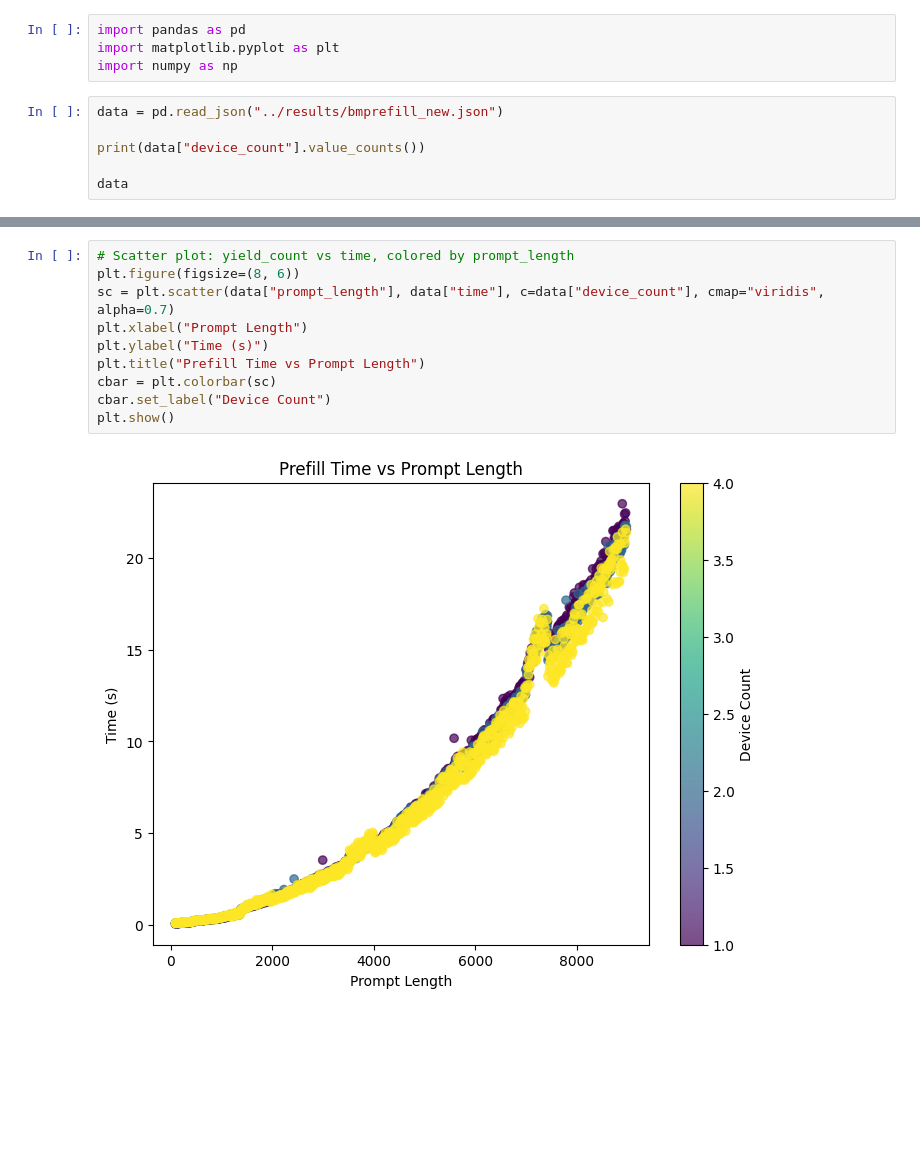
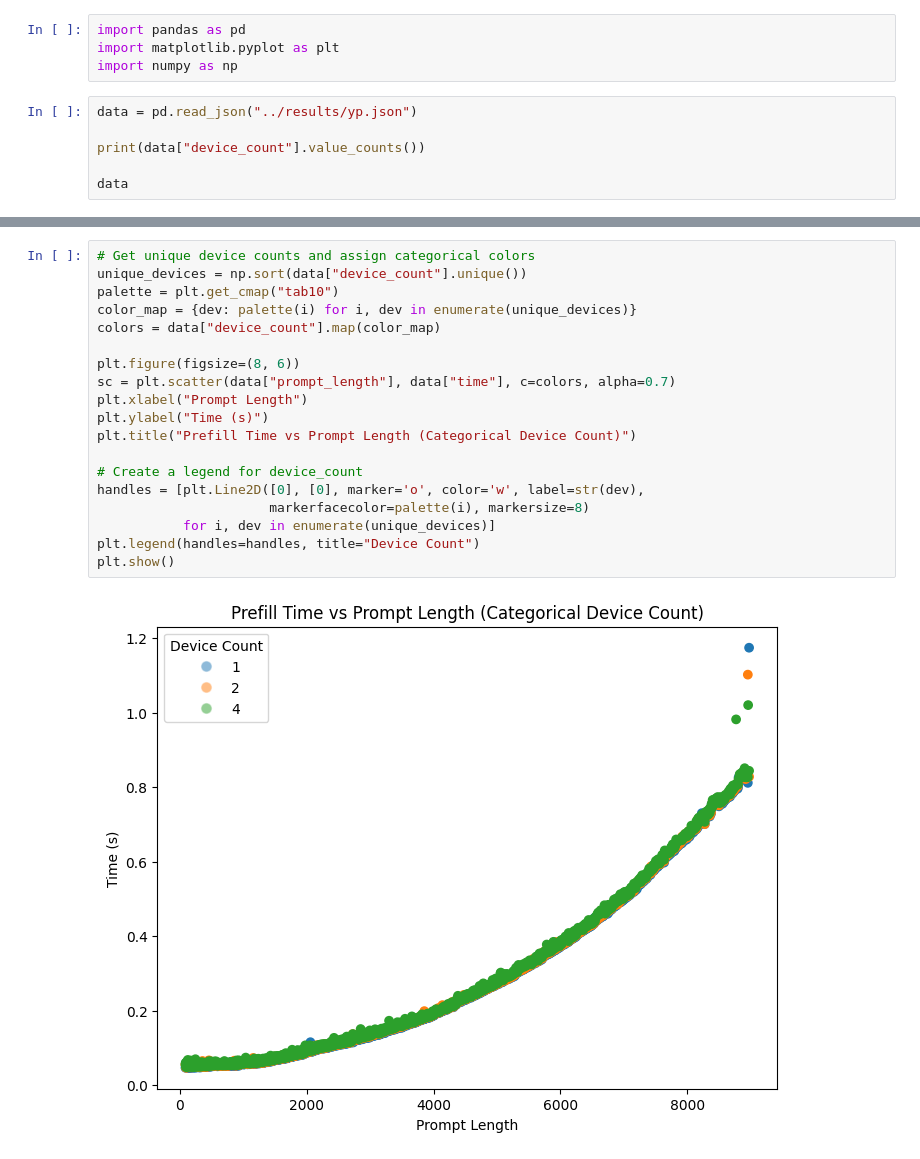
Before and after one commit to Dogacel/Uniference, a Jupyter notebook: notebooks/profiling_overhead_prefill.ipynb, the cells around one changed output, grey strips where cells are left out. Drawn from its saved outputs; the diff is of its cells as text; blank space fills up the shorter version.

```diff
--- a/notebooks/profiling_overhead_prefill.ipynb
+++ b/notebooks/profiling_overhead_prefill.ipynb
@@ -3,7 +3,7 @@ import pandas as pd
 import matplotlib.pyplot as plt
 import numpy as np
 # %%
-data = pd.read_json("../results/bmprefill_new.json")
+data = pd.read_json("../results/yp.json")
 
 print(data["device_count"].value_counts())
 
@@ -52,15 +52,24 @@ device_count      0.709202 -0.025596  -1.925447e-15  1.000000e+00
 # %%
-# Scatter plot: yield_count vs time, colored by prompt_length
+# Get unique device counts and assign categorical colors
+unique_devices = np.sort(data["device_count"].unique())
+palette = plt.get_cmap("tab10")
+color_map = {dev: palette(i) for i, dev in enumerate(unique_devices)}
+colors = data["device_count"].map(color_map)
+
 plt.figure(figsize=(8, 6))
-sc = plt.scatter(data["prompt_length"], data["time"], c=data["device_count"], cmap="viridis", alpha=0.7)
+sc = plt.scatter(data["prompt_length"], data["time"], c=colors, alpha=0.7)
 plt.xlabel("Prompt Length")
 plt.ylabel("Time (s)")
-plt.title("Prefill Time vs Prompt Length")
-cbar = plt.colorbar(sc)
-cbar.set_label("Device Count")
+plt.title("Prefill Time vs Prompt Length (Categorical Device Count)")
+
+# Create a legend for device_count
+handles = [plt.Line2D([0], [0], marker='o', color='w', label=str(dev),
+                      markerfacecolor=palette(i), markersize=8)
+           for i, dev in enumerate(unique_devices)]
+plt.legend(handles=handles, title="Device Count")
 plt.show()
 # %% [output]
-[figure, old version]
+[figure, new version]
 # %%
 from sklearn.preprocessing import MinMaxScaler
 import statsmodels.api as sm
```
Also changed, not shown: parts of 7 cells of this notebook, 9 other files.
